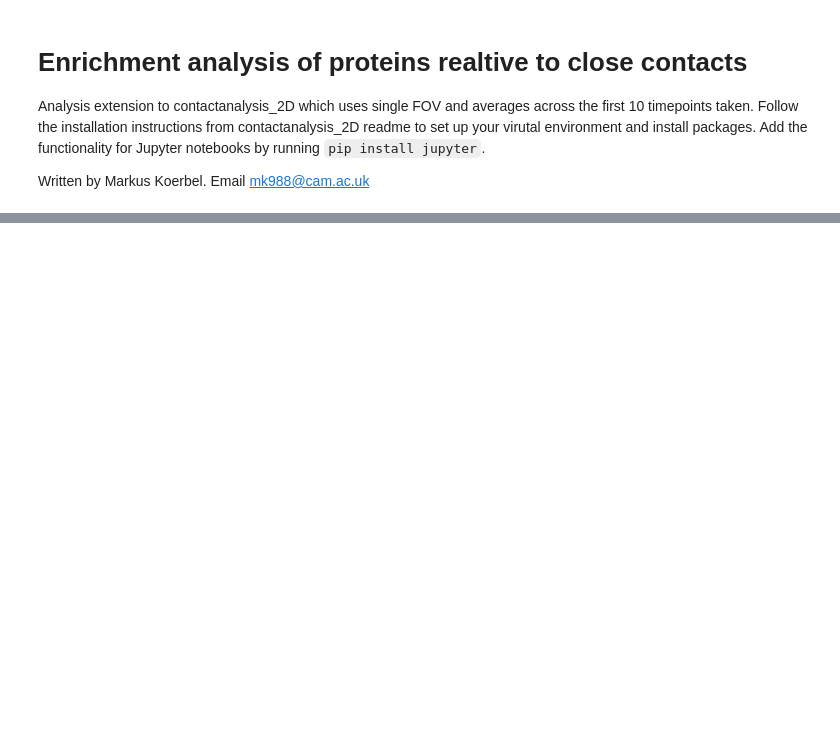
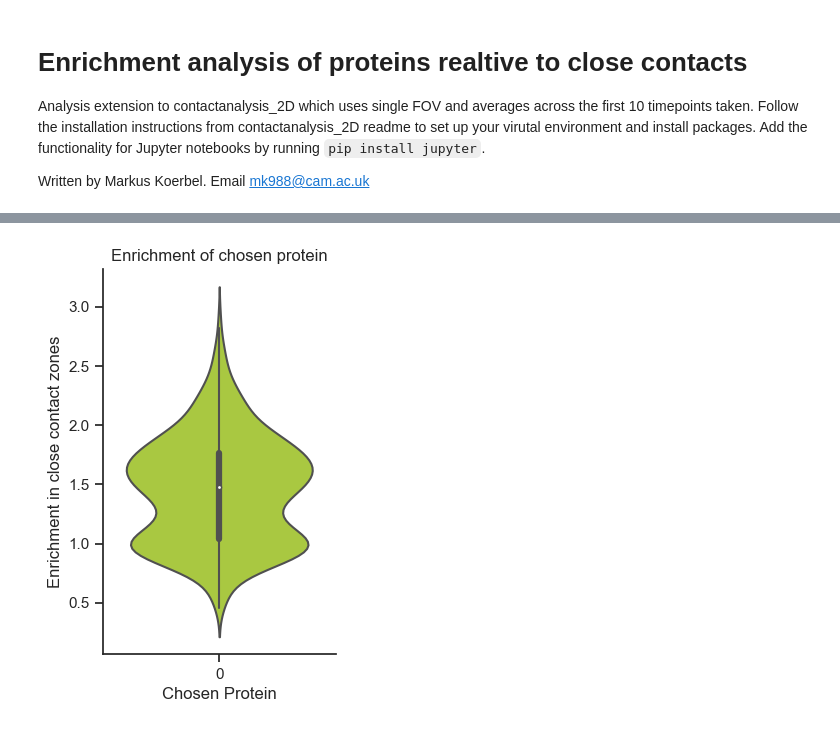
Before and after one commit to mkoerbel/contactanalysis_2D, a Jupyter notebook: enrichment.ipynb, the cells around one changed output, grey strips where cells are left out. Saved outputs shown, nothing was run; the diff lists cells and outputs as text; code cells hidden in the pictures; blank space fills up the shorter version.

```diff
--- a/enrichment.ipynb
+++ b/enrichment.ipynb
@@ -163 +270,12 @@ Number of analysed contacts: 696
+# %%
+# Plot output graph
+fig, ax = plt.subplots(figsize=(3,5))
+sns.violinplot(data=Prot_enrichment, color='#b5de2b', ax=ax)
+ax.set_ylabel('Enrichment in close contact zones')
+ax.set_xlabel('Chosen Protein')
+sns.despine()
+ax.set_title('Enrichment of chosen protein')
+fig.savefig(folder + 'Enrich_protein.svg')
+# %% [output]
+[figure, added]
 # %%
```
Also changed, not shown: parts of 13 cells of this notebook, 3 other files.
